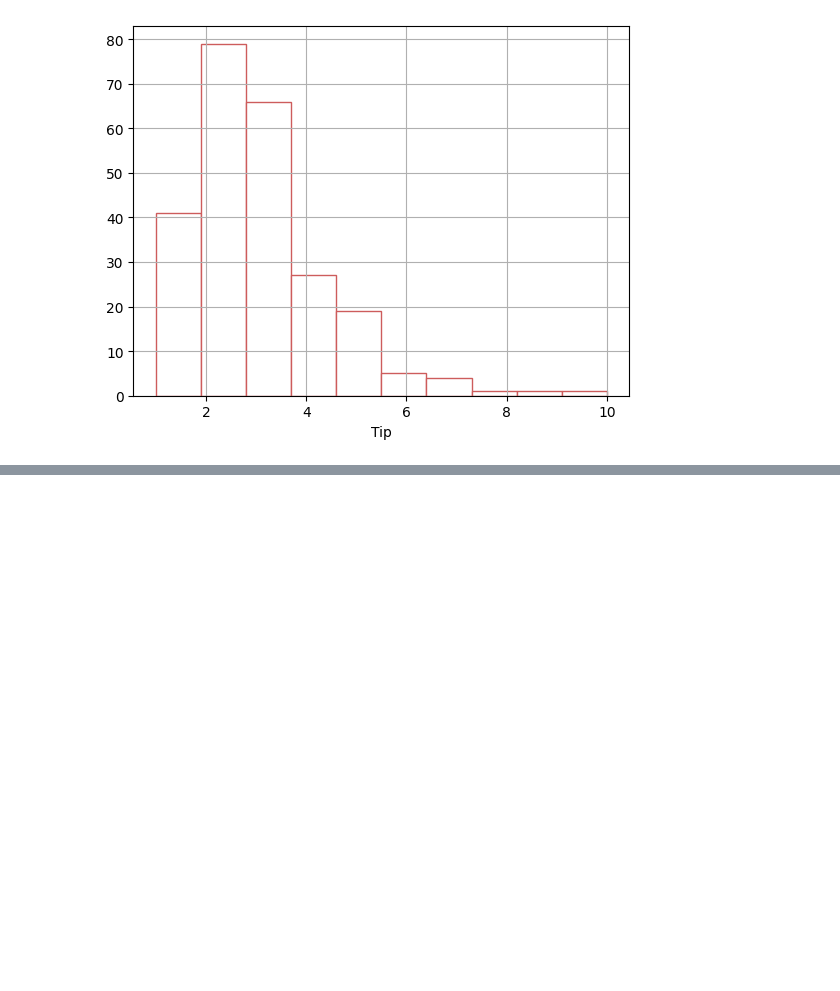
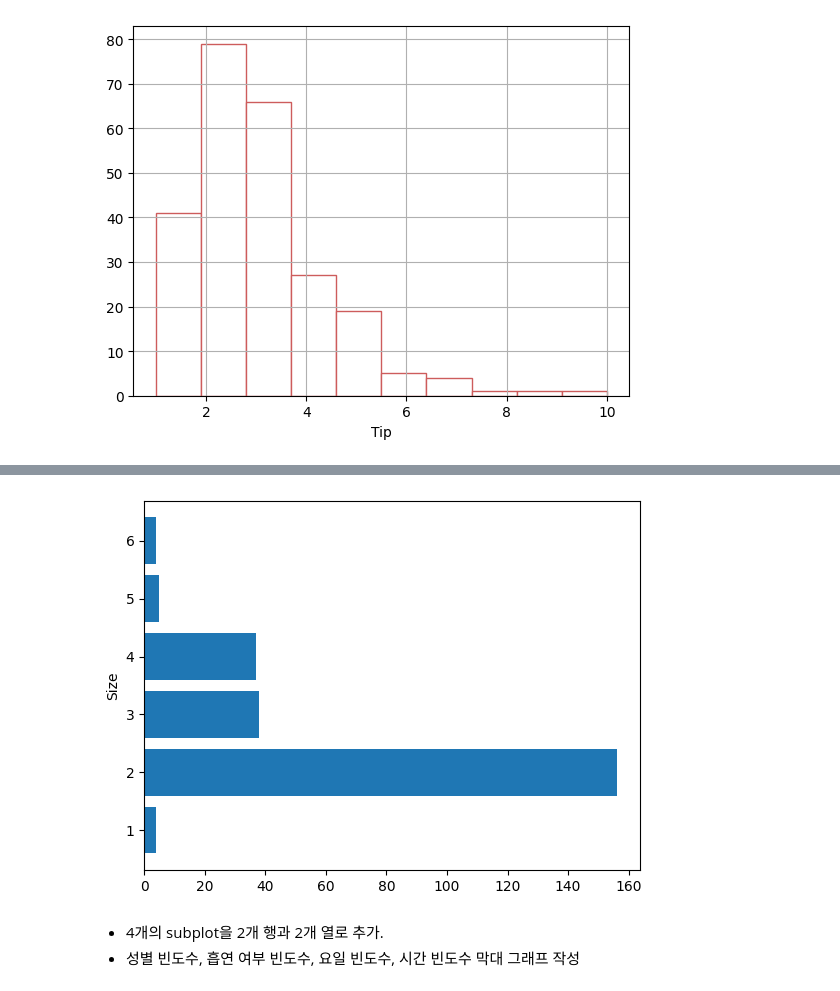
Before and after one commit to JakeOh/202504_itwill_oracle88, a Jupyter notebook: python20.ipynb, the cells around one changed output, grey strips where cells are left out. Saved outputs shown, nothing was run; the diff lists cells and outputs as text; code cells hidden in the pictures; blank space fills up the shorter version.

```diff
--- a/python20.ipynb
+++ b/python20.ipynb
@@ -310,0 +375,9 @@ plt.show()
+# %%
+plt.barh(y=size_counts.index, width=size_counts.values)
+plt.ylabel('Size')
+plt.show()
+# %% [output]
+[figure, added]
+# %% [markdown]
+*   4개의 subplot을 2개 행과 2개 열로 추가.
+*   성별 빈도수, 흡연 여부 빈도수, 요일 빈도수, 시간 빈도수 막대 그래프 작성
```
Also changed, not shown: parts of 14 cells of this notebook.
